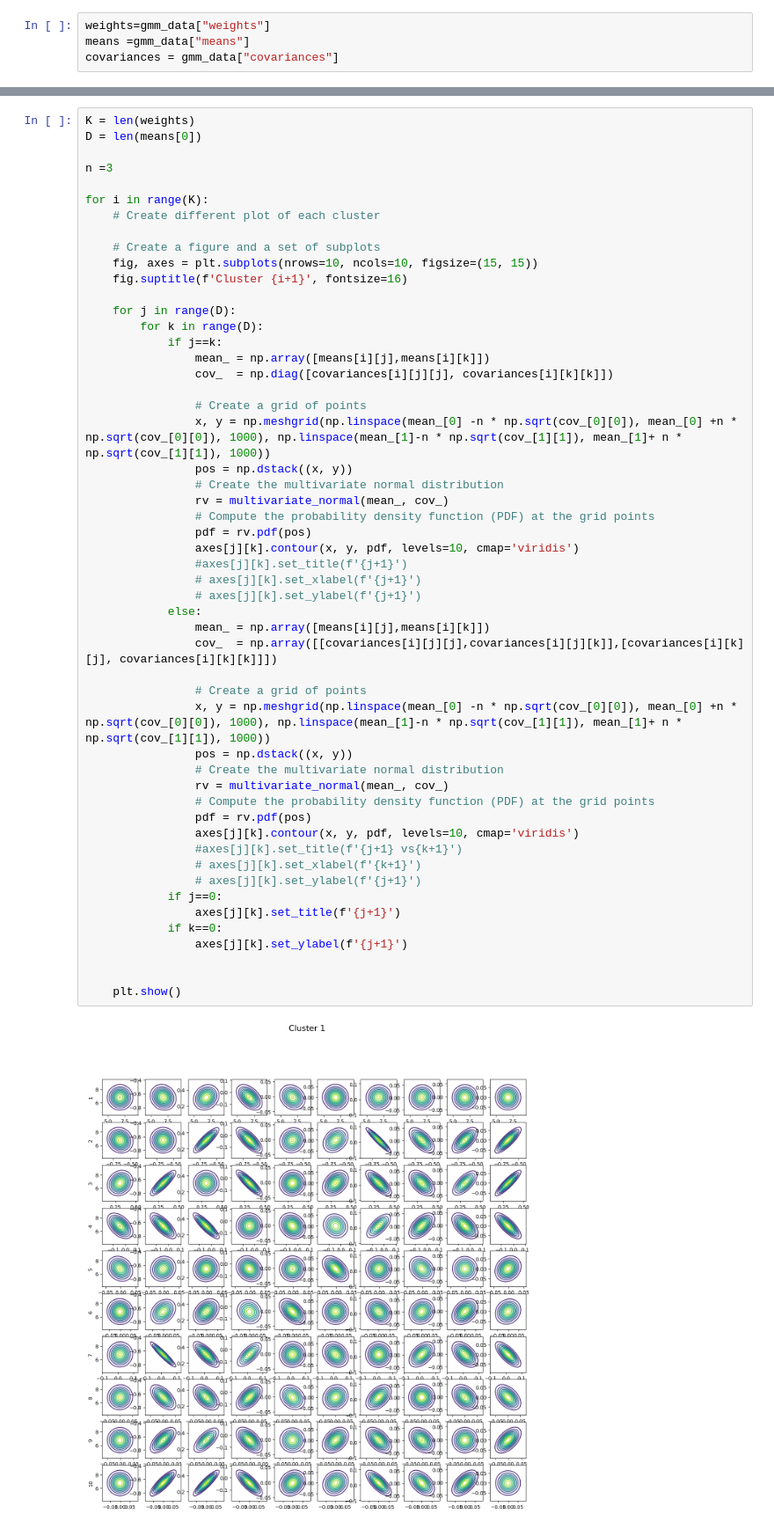
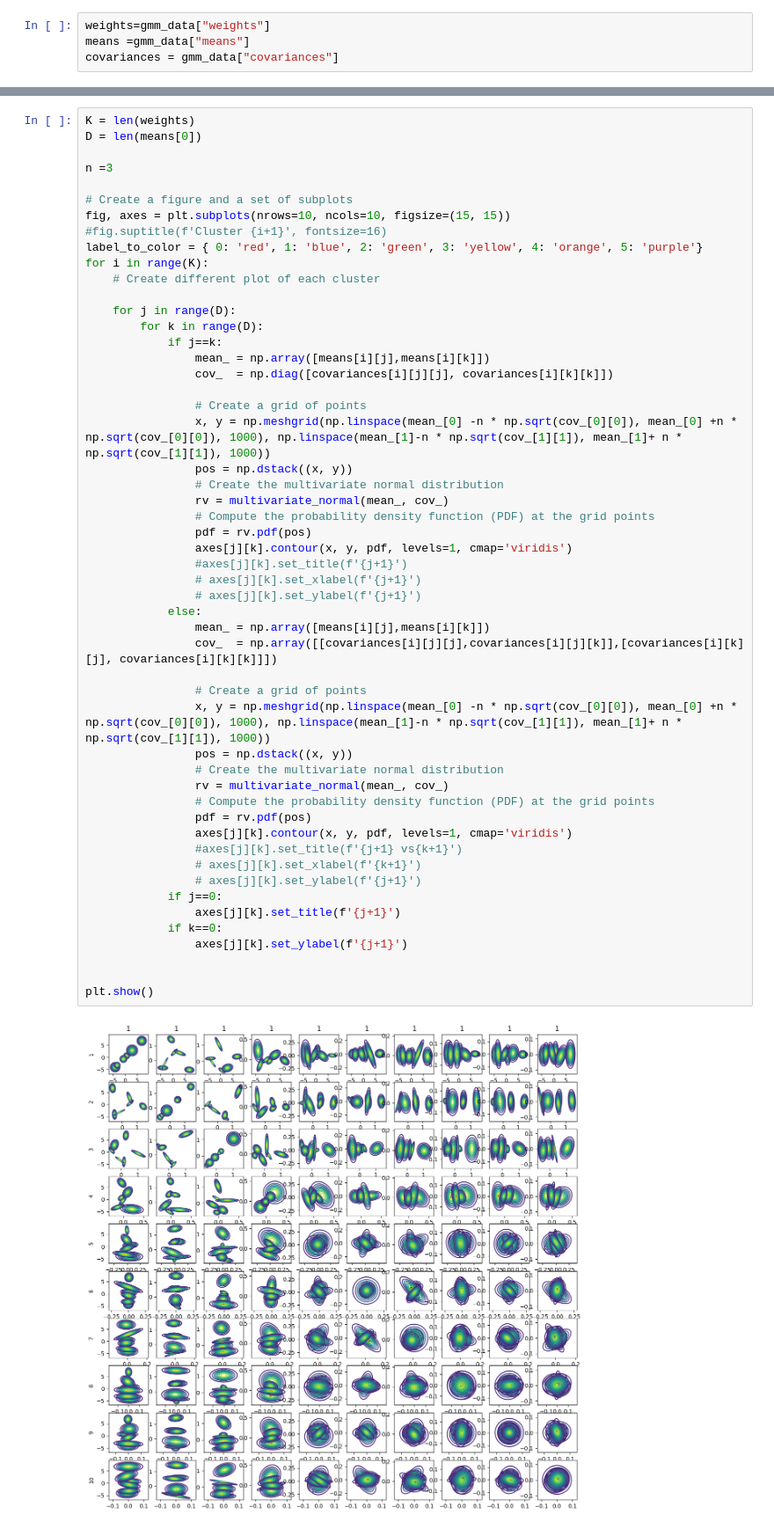
Before and after one commit to Deepprakash222/Gempy3_hyper_spectral, a Jupyter notebook: Results_without_prior_gmm/plot_componant_comparison.ipynb, the cells around one changed output, grey strips where cells are left out. Shown at 88% size. Saved outputs shown, nothing was run; the diff lists cells and outputs as text.

```diff
--- a/Results_without_prior_gmm/plot_componant_comparison.ipynb
+++ b/Results_without_prior_gmm/plot_componant_comparison.ipynb
@@ -17,12 +21,12 @@ D = len(means[0])
 
 n =3
 
+# Create a figure and a set of subplots
+fig, axes = plt.subplots(nrows=10, ncols=10, figsize=(15, 15))
+#fig.suptitle(f'Cluster {i+1}', fontsize=16)
+label_to_color = { 0: 'red', 1: 'blue', 2: 'green', 3: 'yellow', 4: 'orange', 5: 'purple'}
 for i in range(K):
     # Create different plot of each cluster
-
-    # Create a figure and a set of subplots
-    fig, axes = plt.subplots(nrows=10, ncols=10, figsize=(15, 15))
-    fig.suptitle(f'Cluster {i+1}', fontsize=16)
 
     for j in range(D):
         for k in range(D):
@@ -34,34 +38,34 @@ for i in range(K):
                 x, y = np.meshgrid(np.linspace(mean_[0] -n * np.sqrt(cov_[0][0]), mean_[0] +n * np.sqrt(cov_[0][0]), 1000), np.linspace(mean_[1]-n * np.sqrt(cov_[1][1]), mean_[1]+ n * np.sqrt(cov_[1][1]), 1000))
                 pos = np.dstack((x, y))
                 # Create the multivariate normal distribution
                 rv = multivariate_normal(mean_, cov_)
                 # Compute the probability density function (PDF) at the grid points
                 pdf = rv.pdf(pos)
-                axes[j][k].contour(x, y, pdf, levels=10, cmap='viridis')
+                axes[j][k].contour(x, y, pdf, levels=1, cmap='viridis')
                 #axes[j][k].set_title(f'{j+1}')
                 # axes[j][k].set_xlabel(f'{j+1}')
                 # axes[j][k].set_ylabel(f'{j+1}')
             else:
                 mean_ = np.array([means[i][j],means[i][k]])
                 cov_  = np.array([[covariances[i][j][j],covariances[i][j][k]],[covariances[i][k][j], covariances[i][k][k]]])
 
                 # Create a grid of points
                 x, y = np.meshgrid(np.linspace(mean_[0] -n * np.sqrt(cov_[0][0]), mean_[0] +n * np.sqrt(cov_[0][0]), 1000), np.linspace(mean_[1]-n * np.sqrt(cov_[1][1]), mean_[1]+ n * np.sqrt(cov_[1][1]), 1000))
                 pos = np.dstack((x, y))
                 # Create the multivariate normal distribution
                 rv = multivariate_normal(mean_, cov_)
                 # Compute the probability density function (PDF) at the grid points
                 pdf = rv.pdf(pos)
-                axes[j][k].contour(x, y, pdf, levels=10, cmap='viridis')
+                axes[j][k].contour(x, y, pdf, levels=1, cmap='viridis')
                 #axes[j][k].set_title(f'{j+1} vs{k+1}')
                 # axes[j][k].set_xlabel(f'{k+1}')
                 # axes[j][k].set_ylabel(f'{j+1}')
             if j==0:
                 axes[j][k].set_title(f'{j+1}')
             if k==0:
                 axes[j][k].set_ylabel(f'{j+1}')
 
 
-    plt.show()
+plt.show()
 # %% [output]
-[figure, old version]
+[figure, new version]
```
Also changed, not shown: parts of 1 cell of this notebook, 1 other file.
